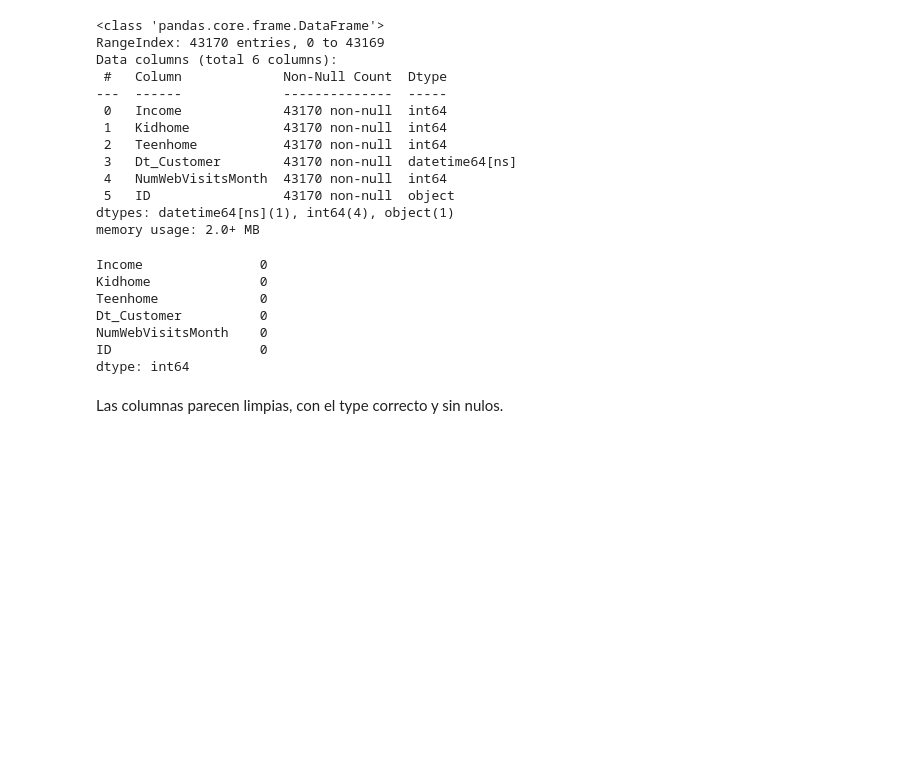
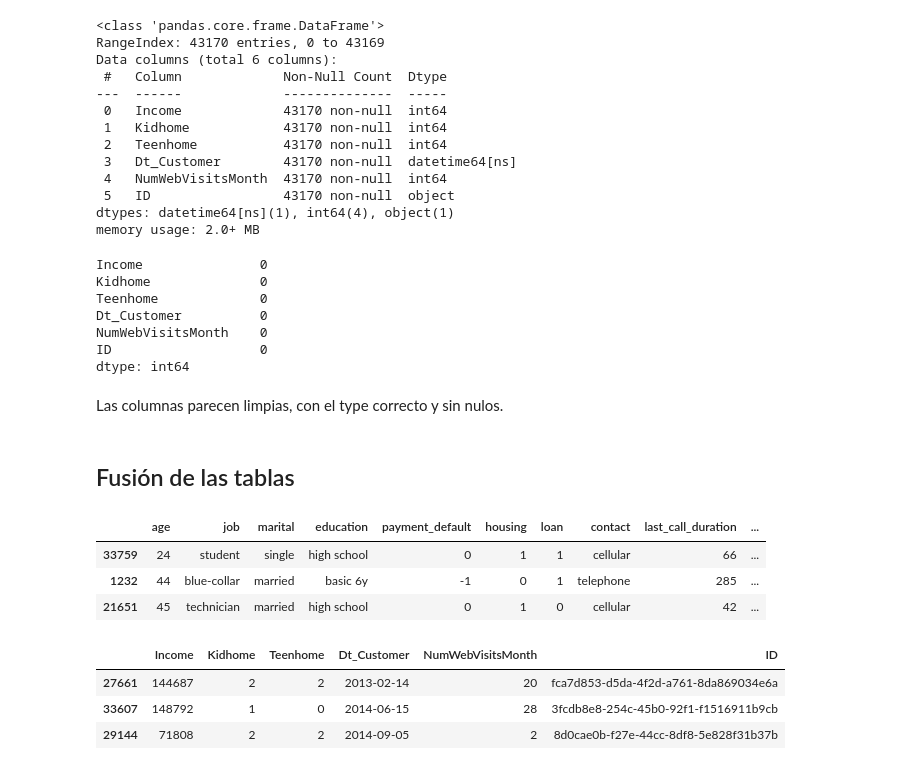
Before and after one commit to claudiarm2002/DataProject-Python-for-Data, a Jupyter notebook: DataProject_PythonForData.ipynb, the cells around one changed output. Saved outputs shown, nothing was run; the diff lists cells and outputs as text; code cells hidden in the pictures; blank space fills up the shorter version.

Commit message:
Merge de las tablas

```diff
--- a/DataProject_PythonForData.ipynb
+++ b/DataProject_PythonForData.ipynb
@@ -878,3 +895,19 @@ ID                   0
 dtype: int64
 # %% [markdown]
 Las columnas parecen limpias, con el type correcto y sin nulos.
+# %% [markdown]
+## Fusión de las tablas
+# %%
+data_clean.sample(3)
+# %% [output]
+|  | age | job | marital | education | payment_default | housing | loan | contact | last_call_duration | ... |
+| 33759 | 24 | student | single | high school | 0 | 1 | 1 | cellular | 66 | ... |
+| 1232 | 44 | blue-collar | married | basic 6y | -1 | 0 | 1 | telephone | 285 | ... |
+| 21651 | 45 | technician | married | high school | 0 | 1 | 0 | cellular | 42 | ... |
+# %%
+data2.sample(3)
+# %% [output]
+|  | Income | Kidhome | Teenhome | Dt_Customer | NumWebVisitsMonth | ID |
+| 27661 | 144687 | 2 | 2 | 2013-02-14 | 20 | fca7d853-d5da-4f2d-a761-8da869034e6a |
+| 33607 | 148792 | 1 | 0 | 2014-06-15 | 28 | 3fcdb8e8-254c-45b0-92f1-f1516911b9cb |
+| 29144 | 71808 | 2 | 2 | 2014-09-05 | 2 | 8d0cae0b-f27e-44cc-8df8-5e828f31b37b |
```
Also changed, not shown: parts of 19 cells of this notebook.
